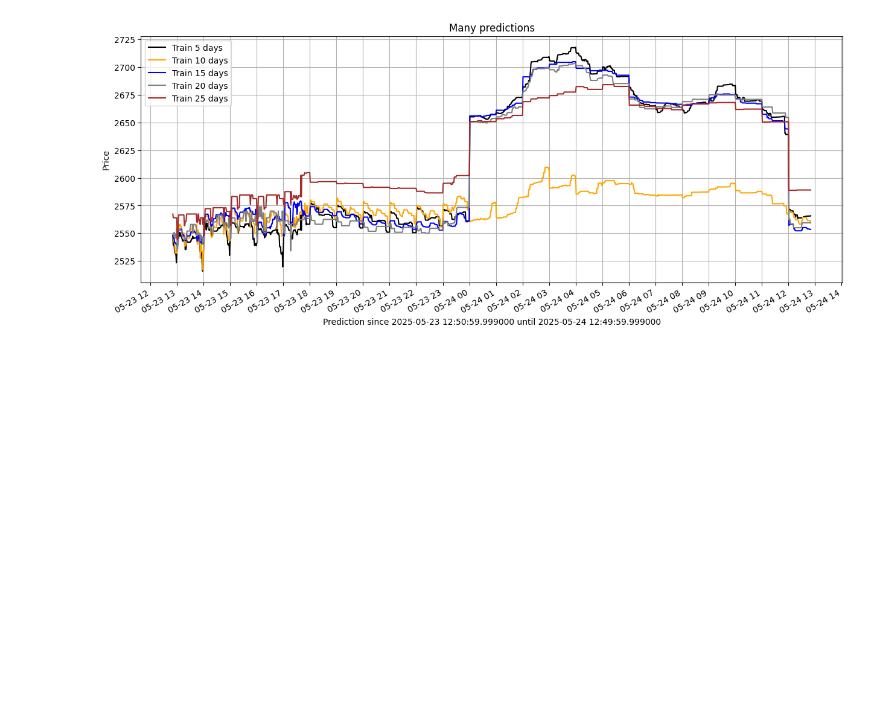
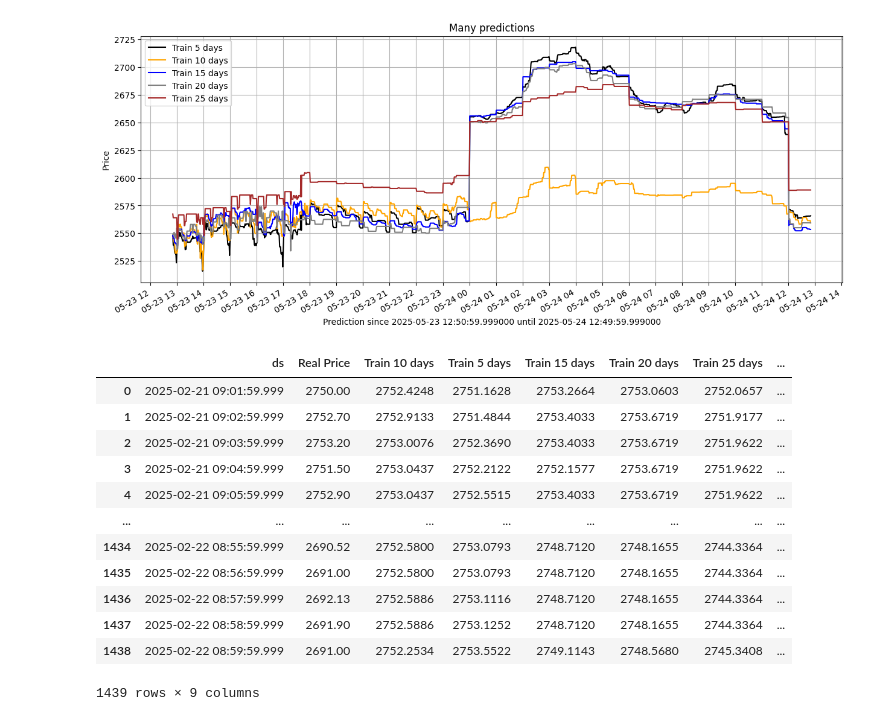
Before and after one commit to Santiagosphysics/FinalHeimdall, a Jupyter notebook: test_1.ipynb, the cells around one changed output. Cells and saved outputs as stored; diff of their text form; code cells hidden in the pictures; blank space fills up the shorter version.

```diff
--- a/test_1.ipynb
+++ b/test_1.ipynb
@@ -121,3 +122,22 @@ plot_2 = ModelIndicators().CreateImagesFivePreds(data=test, RealPrice=RealPrice,
 1440 1440 1440 1440 1440
 With out real price
 [figure]
+# %%
+from utils import meassures
+
+data_test = meassures().ImportData(data_path='./data.csv')
+data_test
+# %% [output]
+|  | ds | Real Price | Train 10 days | Train 5 days | Train 15 days | Train 20 days | Train 25 days | ... |
+| 0 | 2025-02-21 09:01:59.999 | 2750.00 | 2752.4248 | 2751.1628 | 2753.2664 | 2753.0603 | 2752.0657 | ... |
+| 1 | 2025-02-21 09:02:59.999 | 2752.70 | 2752.9133 | 2751.4844 | 2753.4033 | 2753.6719 | 2751.9177 | ... |
+| 2 | 2025-02-21 09:03:59.999 | 2753.20 | 2753.0076 | 2752.3690 | 2753.4033 | 2753.6719 | 2751.9622 | ... |
+| 3 | 2025-02-21 09:04:59.999 | 2751.50 | 2753.0437 | 2752.2122 | 2752.1577 | 2753.6719 | 2751.9622 | ... |
+| 4 | 2025-02-21 09:05:59.999 | 2752.90 | 2753.0437 | 2752.5515 | 2753.4033 | 2753.6719 | 2751.9622 | ... |
+| ... | ... | ... | ... | ... | ... | ... | ... | ... |
+| 1434 | 2025-02-22 08:55:59.999 | 2690.52 | 2752.5800 | 2753.0793 | 2748.7120 | 2748.1655 | 2744.3364 | ... |
+| 1435 | 2025-02-22 08:56:59.999 | 2691.00 | 2752.5800 | 2753.0793 | 2748.7120 | 2748.1655 | 2744.3364 | ... |
+| 1436 | 2025-02-22 08:57:59.999 | 2692.13 | 2752.5886 | 2753.1116 | 2748.7120 | 2748.1655 | 2744.3364 | ... |
+| 1437 | 2025-02-22 08:58:59.999 | 2691.90 | 2752.5886 | 2753.1252 | 2748.7120 | 2748.1655 | 2744.3364 | ... |
+| 1438 | 2025-02-22 08:59:59.999 | 2691.00 | 2752.2534 | 2753.5522 | 2749.1143 | 2748.5680 | 2745.3408 | ... |
+1439 rows × 9 columns
```
Also changed, not shown: parts of 3 cells of this notebook, 8 other files.
